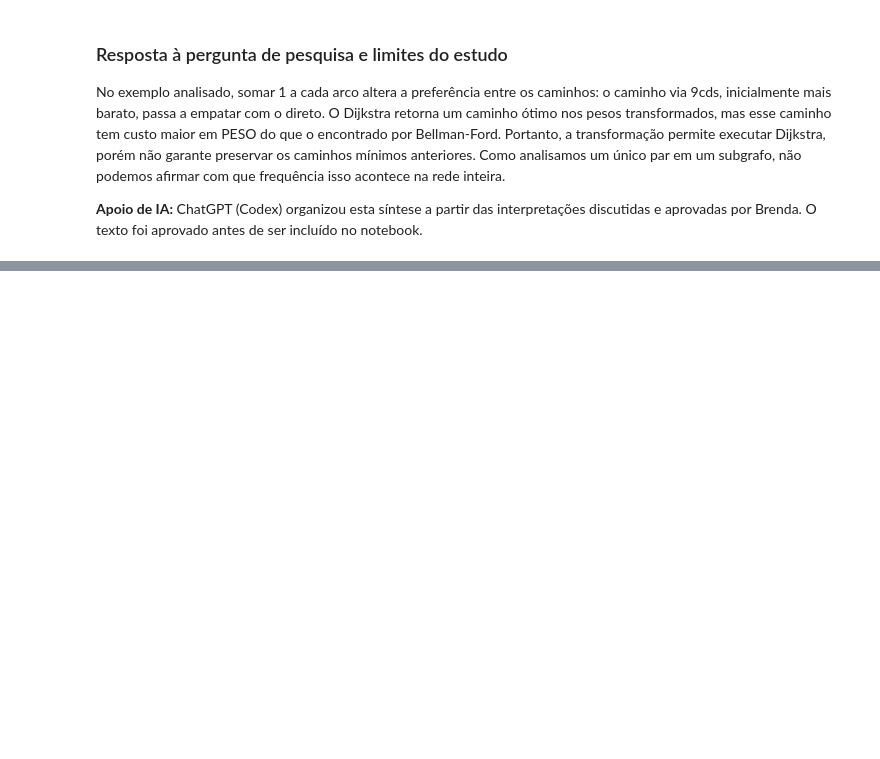
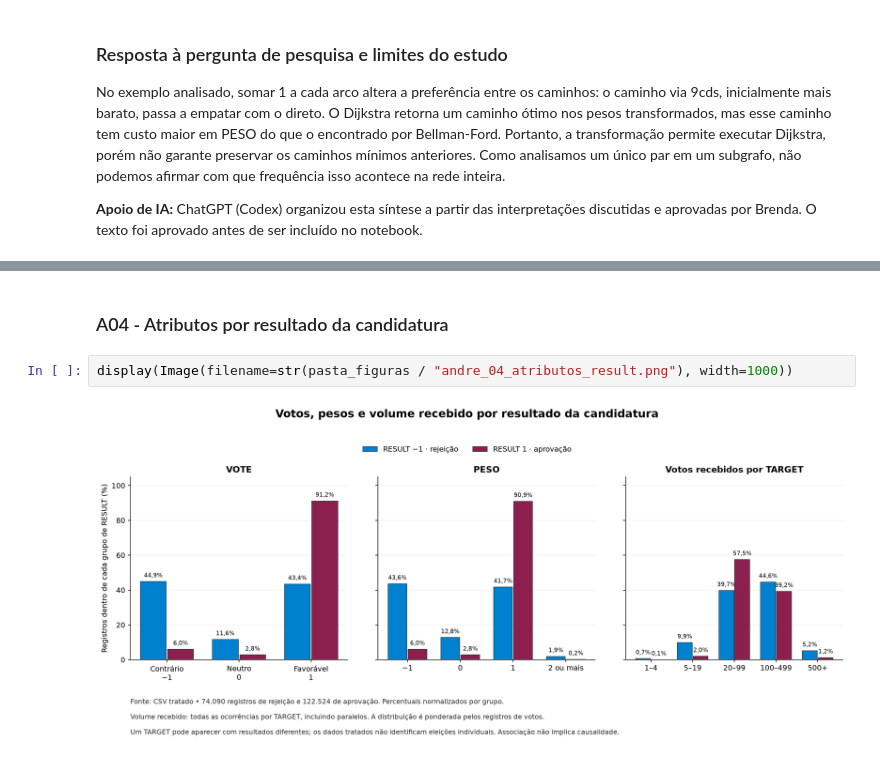
Before and after one commit to Brendalu2005/projeto-grafos-g1, a Jupyter notebook: data/dataset_parte2/experimentos_parte2.ipynb, the cells around one changed output, grey strips where cells are left out. Saved outputs shown, nothing was run; the diff lists cells and outputs as text; blank space fills up the shorter version.

```diff
--- a/data/dataset_parte2/experimentos_parte2.ipynb
+++ b/data/dataset_parte2/experimentos_parte2.ipynb
@@ -1000,0 +1060,6 @@ No exemplo analisado, somar 1 a cada arco altera a preferência entre os caminho
+# %% [markdown]
+### A04 - Atributos por resultado da candidatura
+# %%
+display(Image(filename=str(pasta_figuras / "andre_04_atributos_result.png"), width=1000))
+# %% [output]
+[figure, added]
```
Also changed, not shown: parts of 18 cells of this notebook, 10 other files.
